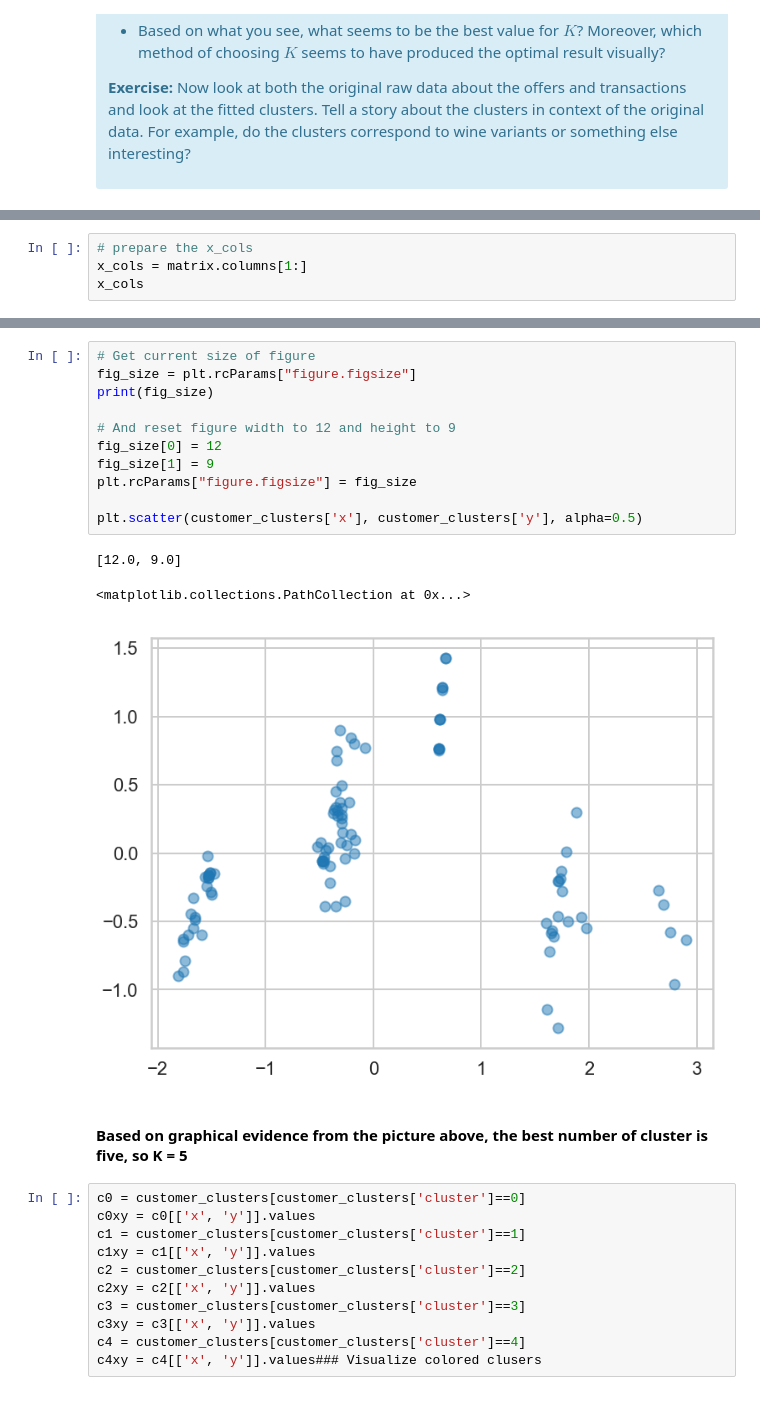
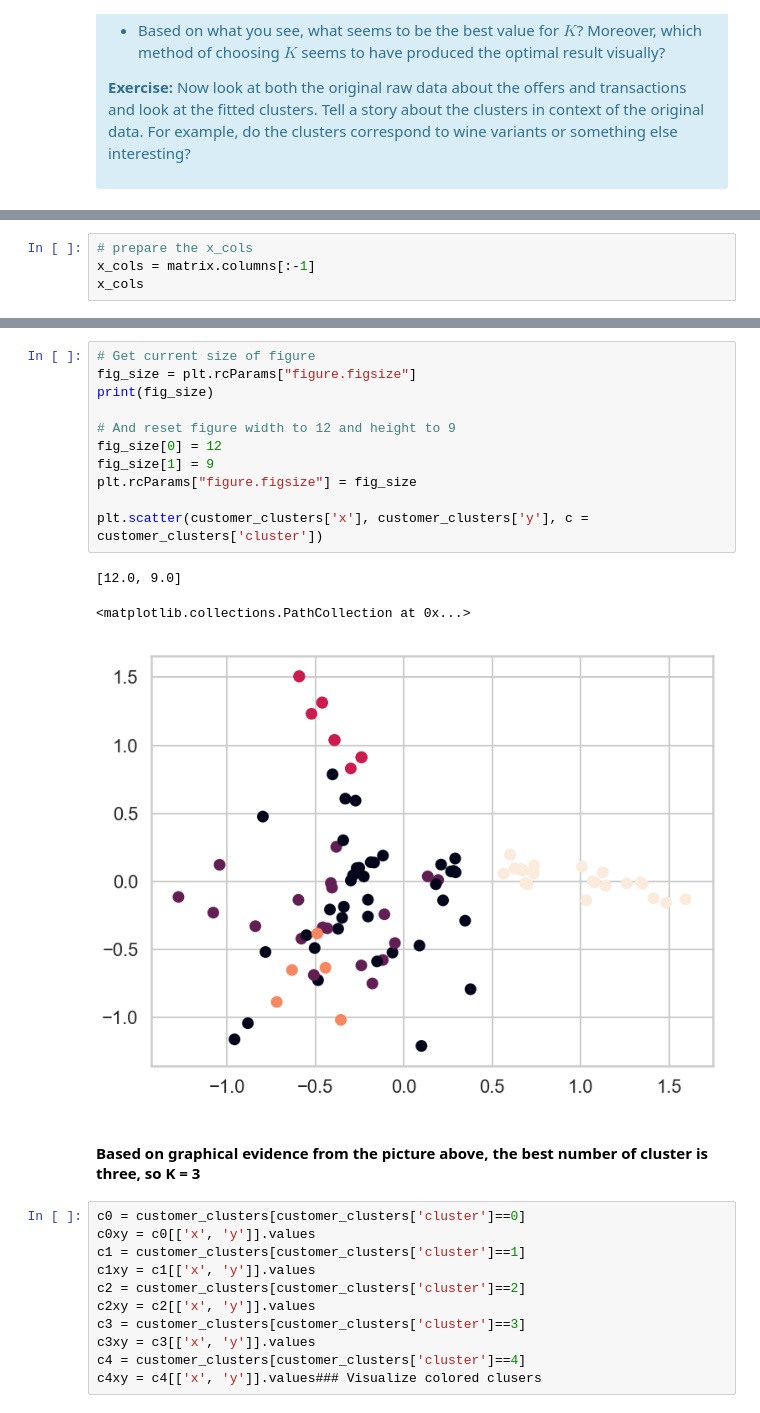
Before and after one commit to alketcecaj12/clustering_data, a Jupyter notebook: Mini_Project_Clustering.ipynb, the cells around one changed output, grey strips where cells are left out. Drawn from its saved outputs; the diff is of its cells as text.

```diff
--- a/Mini_Project_Clustering.ipynb
+++ b/Mini_Project_Clustering.ipynb
@@ -285,5 +364,5 @@ This is only one use of PCA for dimension reduction. We can also use PCA when we
 # %%
 # prepare the x_cols
-x_cols = matrix.columns[1:]
+x_cols = matrix.columns[:-1]
 x_cols
 # %% [output]
@@ -316,20 +391,20 @@ customer_clusters.head()
 # %%
 # Get current size of figure
 fig_size = plt.rcParams["figure.figsize"]
 print(fig_size)
 
 # And reset figure width to 12 and height to 9
 fig_size[0] = 12
 fig_size[1] = 9
 plt.rcParams["figure.figsize"] = fig_size
 
-plt.scatter(customer_clusters['x'], customer_clusters['y'], alpha=0.5)
+plt.scatter(customer_clusters['x'], customer_clusters['y'], c = customer_clusters['cluster'])
 # %% [output]
 [12.0, 9.0]
 <matplotlib.collections.PathCollection at 0x...>
-[figure, old version]
+[figure, new version]
 # %% [markdown]
-#### Based on graphical evidence from the picture above, the best number of cluster is five, so K = 5
+#### Based on graphical evidence from the picture above, the best number of cluster is three, so K = 3
 # %%
 c0 = customer_clusters[customer_clusters['cluster']==0]
 c0xy = c0[['x', 'y']].values
```
Also changed, not shown: parts of 22 cells of this notebook, 1 other file.
